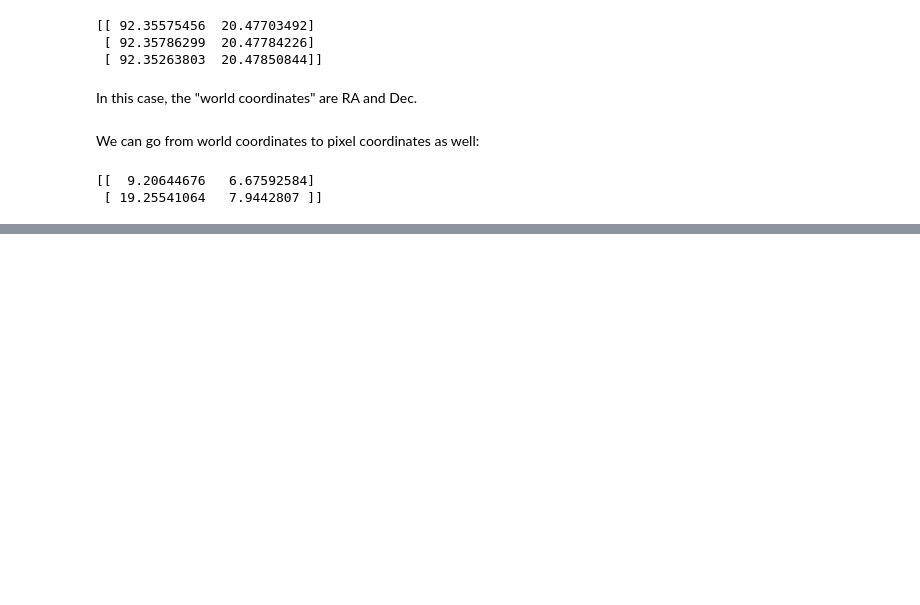
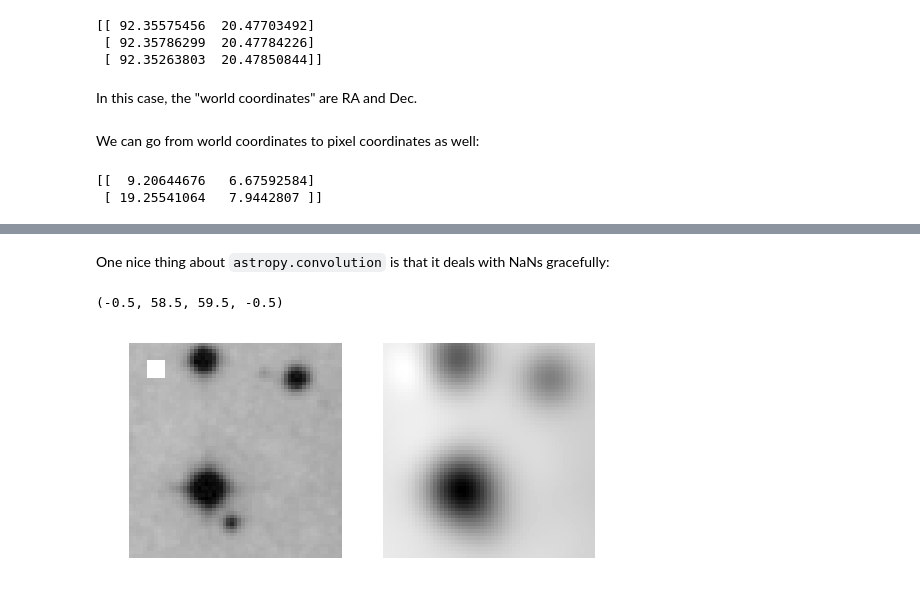
Before and after one commit to KIPAC/BootCamp, a Jupyter notebook: Python/Astropy.ipynb, the cells around one changed output, grey strips where cells are left out. Drawn from its saved outputs; the diff is of its cells as text; code cells hidden in the pictures; blank space fills up the shorter version.

```diff
--- a/Python/Astropy.ipynb
+++ b/Python/Astropy.ipynb
@@ -385,0 +409,18 @@ print(pix_coords)
+# %% [markdown]
+One nice thing about `astropy.convolution` is that it deals with NaNs gracefully:
+# %%
+img_orig[5:10, 5:10] = np.nan
+img_smooth = conv.convolve(img_orig, kern, boundary='extend')
+
+fig = plt.figure()
+
+ax = fig.add_subplot(1,2,1)
+ax.imshow(img_orig, cmap='binary', interpolation='nearest')
+ax.axis('off')
+
+ax = fig.add_subplot(1,2,2)
+ax.imshow(img_smooth, cmap='binary', interpolation='nearest')
+ax.axis('off')
+# %% [output]
+(-0.5, 58.5, 59.5, -0.5)
+[figure, added]
```
Also changed, not shown: parts of 9 cells of this notebook.
